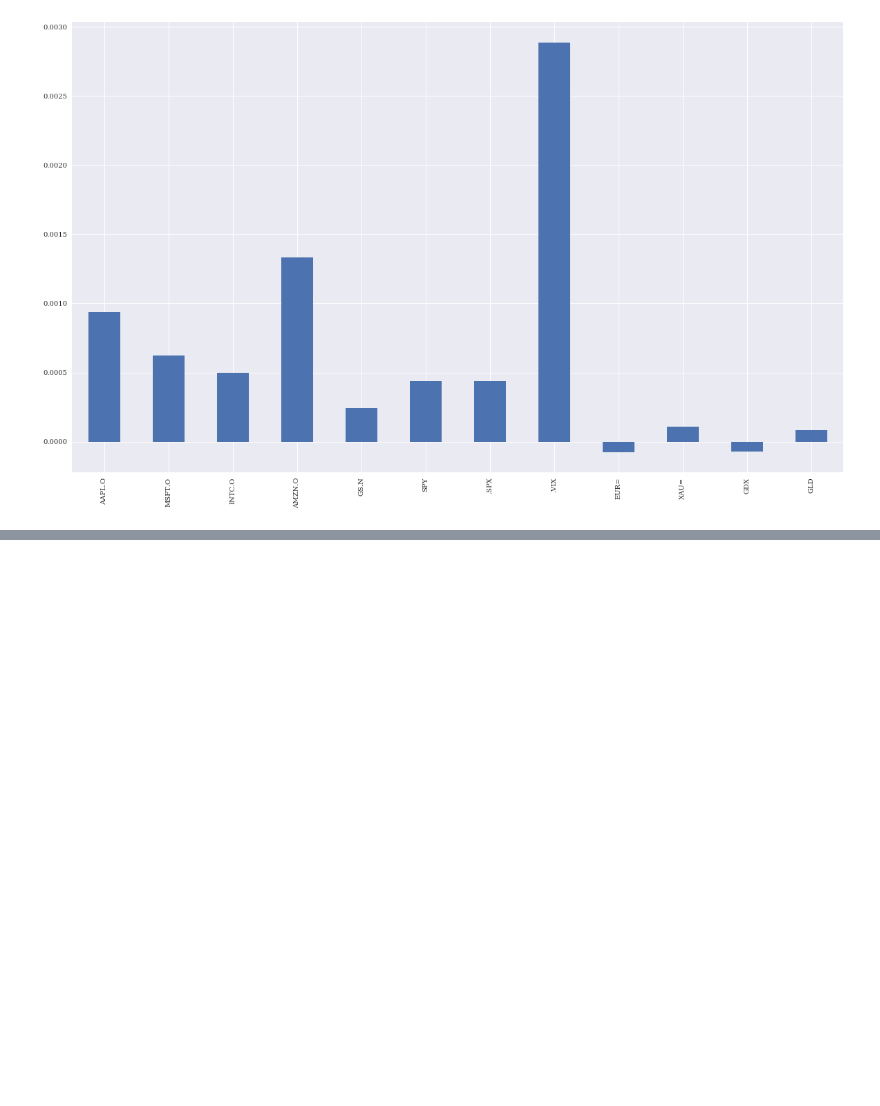
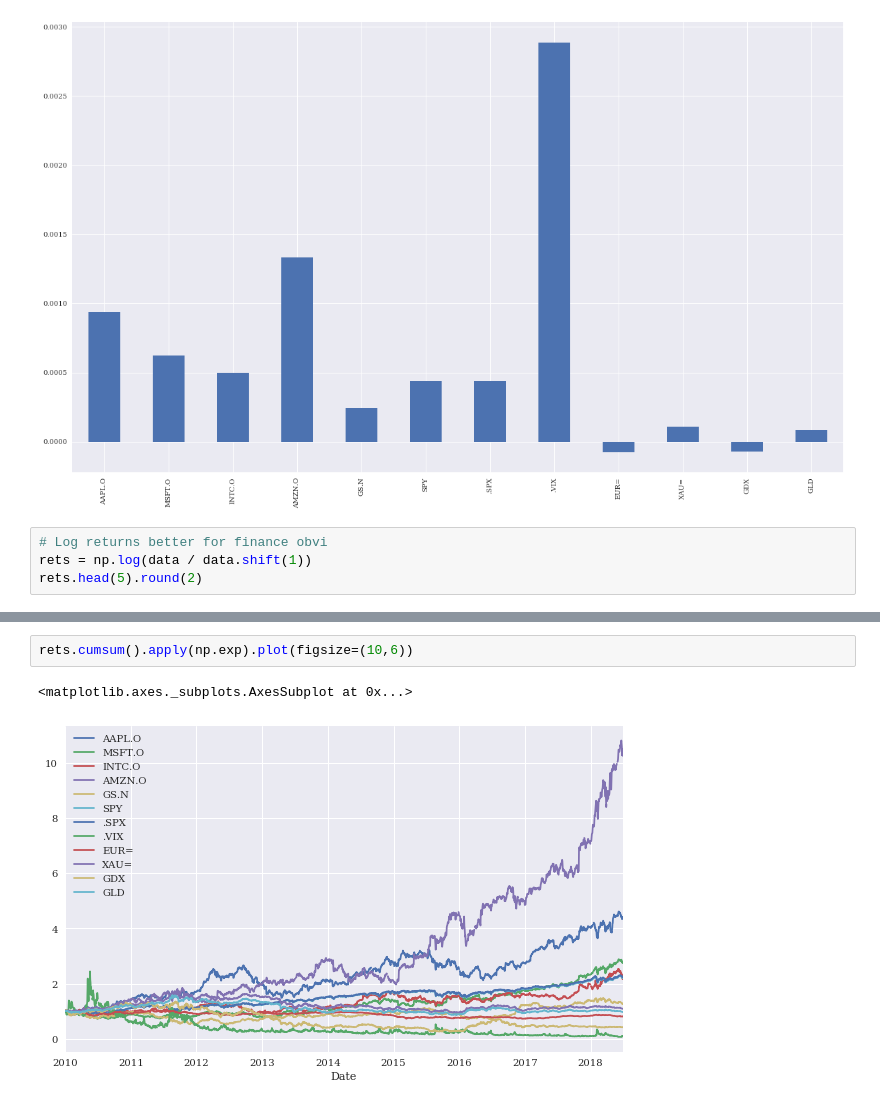
Before and after one commit to thomasmurphycodes/PythonForFinance, a Jupyter notebook: notebooks/Chapter 8 - Financial Time Series.ipynb, the cells around one changed output, grey strips where cells are left out. Drawn from its saved outputs; the diff is of its cells as text; blank space fills up the shorter version.

```diff
--- a/notebooks/Chapter 8 - Financial Time Series.ipynb
+++ b/notebooks/Chapter 8 - Financial Time Series.ipynb
@@ -144,3 +144,7 @@ data.pct_change().mean().plot(kind='bar', figsize=(20,12))
 # %% [output]
 <matplotlib.axes._subplots.AxesSubplot at 0x...>
 [figure]
+# %%
+# Log returns better for finance obvi
+rets = np.log(data / data.shift(1))
+rets.head(5).round(2)
@@ -146,0 +159,5 @@ data.pct_change().mean().plot(kind='bar', figsize=(20,12))
+# %%
+rets.cumsum().apply(np.exp).plot(figsize=(10,6))
+# %% [output]
+<matplotlib.axes._subplots.AxesSubplot at 0x...>
+[figure, added]
```
Also changed, not shown: parts of 6 cells of this notebook.
